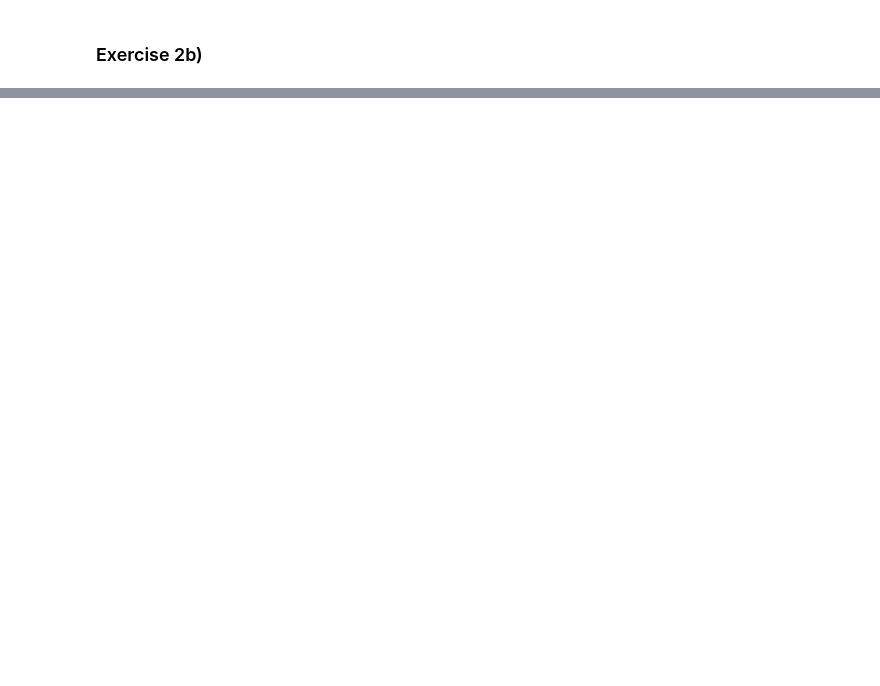
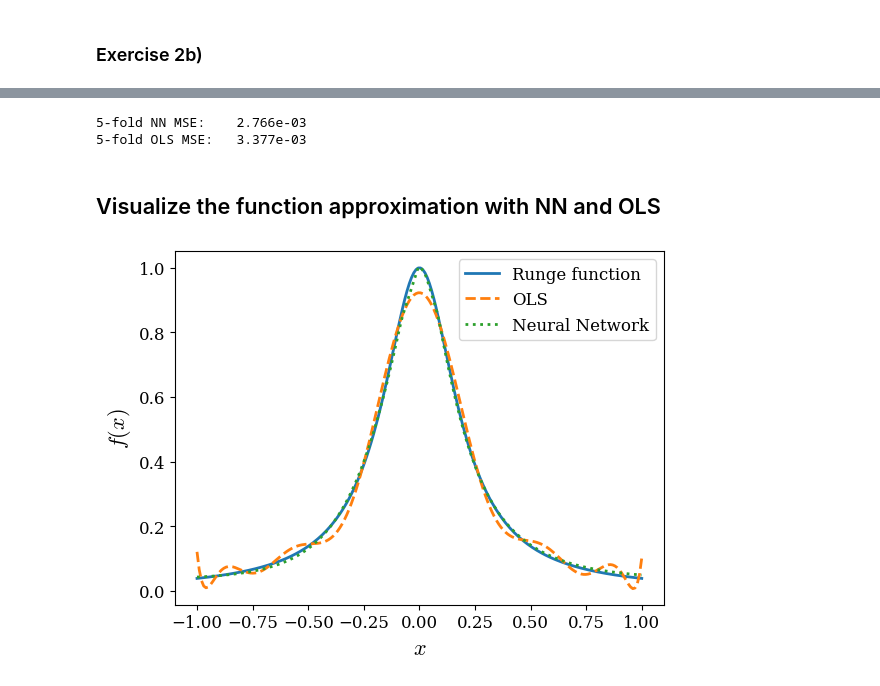
Before and after one commit to HeineEH/FYS-STK3155_Project2, a Jupyter notebook: code/exercise_2b.ipynb, the cells around one changed output, grey strips where cells are left out. Cells and saved outputs as stored; diff of their text form; code cells hidden in the pictures; blank space fills up the shorter version.

Commit message:
Finished comparison of NN vs OLS on runge function

```diff
--- a/code/exercise_2b.ipynb
+++ b/code/exercise_2b.ipynb
@@ -89,0 +20,30 @@ plt.show()
+# %%
+# Dataset
+np.random.seed(124)
+
+n = 500
+x, y = generate_dataset(n)
+y_mean = y.mean()
+# %%
+# OLS model
+ols_model = make_pipeline(
+    PolynomialFeatures(degree=12, include_bias=False),
+    StandardScaler(),
+    LinearRegression(fit_intercept=False)
+)
+# %%
+# Neural network model
+network_input_size = x.shape[1]
+network_output_size = 1
+
+layer_output_sizes = [4, 2, network_output_size]
+activation_funcs = [LeakyReLU(), Sigmoid(), Identity()]
+
+nn_model = NeuralNetwork(
+    network_input_size,
+    layer_output_sizes,
+    activation_funcs,
+    MSE(),
+)
+initial_layers = nn_model.layers # Store initial parameters to reset for each fold
+nn_scaler = StandardScaler() # Scaler for neural network input data
@@ -89,0 +83,25 @@ plt.show()
+# %%
+print(f"{n_splits}-fold {'NN MSE:':10} {nn_mse.mean():.3e}")
+print(f"{n_splits}-fold {'OLS MSE:':10} {ols_mse.mean():.3e}")
+# %% [output]
+5-fold NN MSE:    2.766e-03
+5-fold OLS MSE:   3.377e-03
+# %% [markdown]
+## Visualize the function approximation with NN and OLS
+# %%
+x_test = np.linspace(-1,1, 200).reshape(-1, 1)
+
+y_pred_nn = nn_model.predict(nn_scaler.transform(x_test)) + y_mean
+y_pred_ols = ols_model.predict(x_test) + y_mean
+
+
+plt.plot(x_test, runge(x_test), label="Runge function")
+plt.plot(x_test, y_pred_ols, linestyle="dashed", label="OLS")
+plt.plot(x_test, y_pred_nn, linestyle="dotted", label="Neural Network")
+plt.xlabel("$x$")
+plt.ylabel("$f(x)$")
+plt.legend()
+plt.savefig("../figs/runge_approximation_nn_vs_ols.pdf")
+plt.show()
+# %% [output]
+[figure, added]
```
Also changed, not shown: parts of 4 cells of this notebook, 1 other file.
